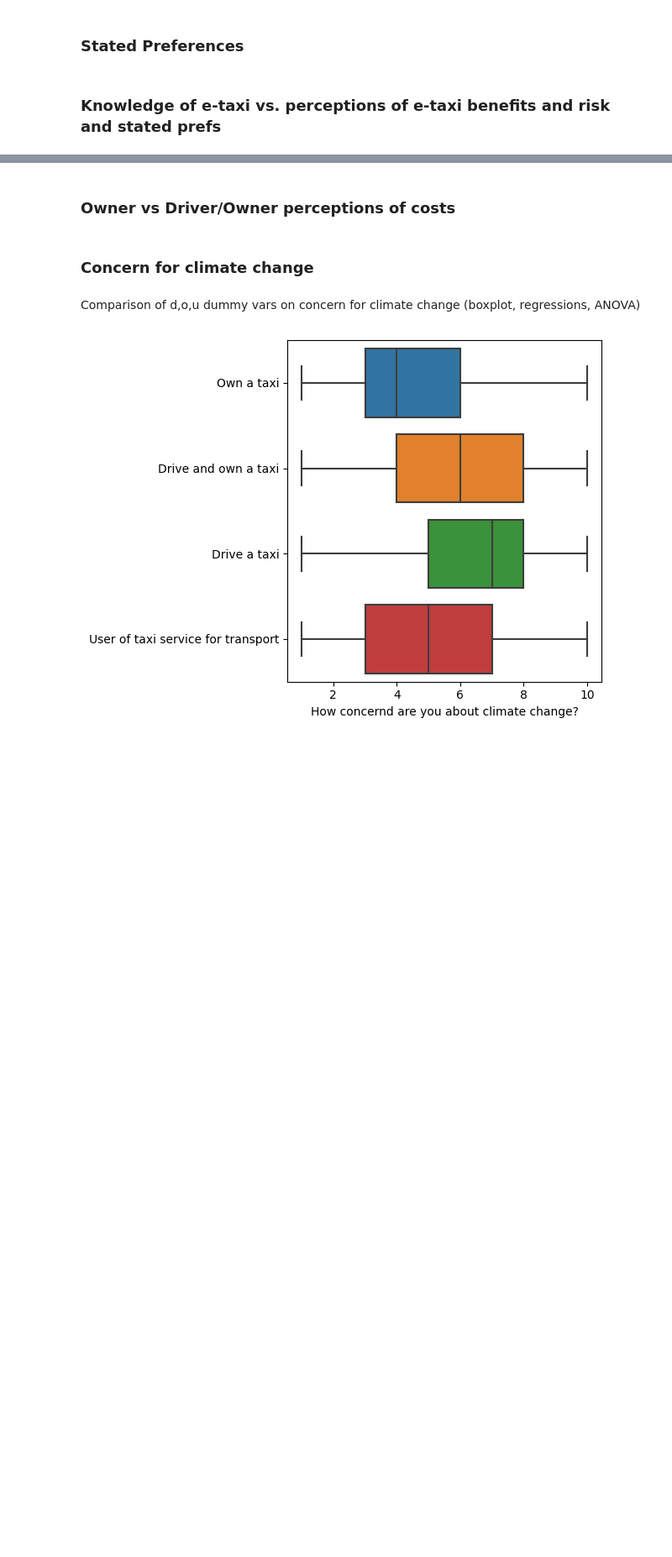
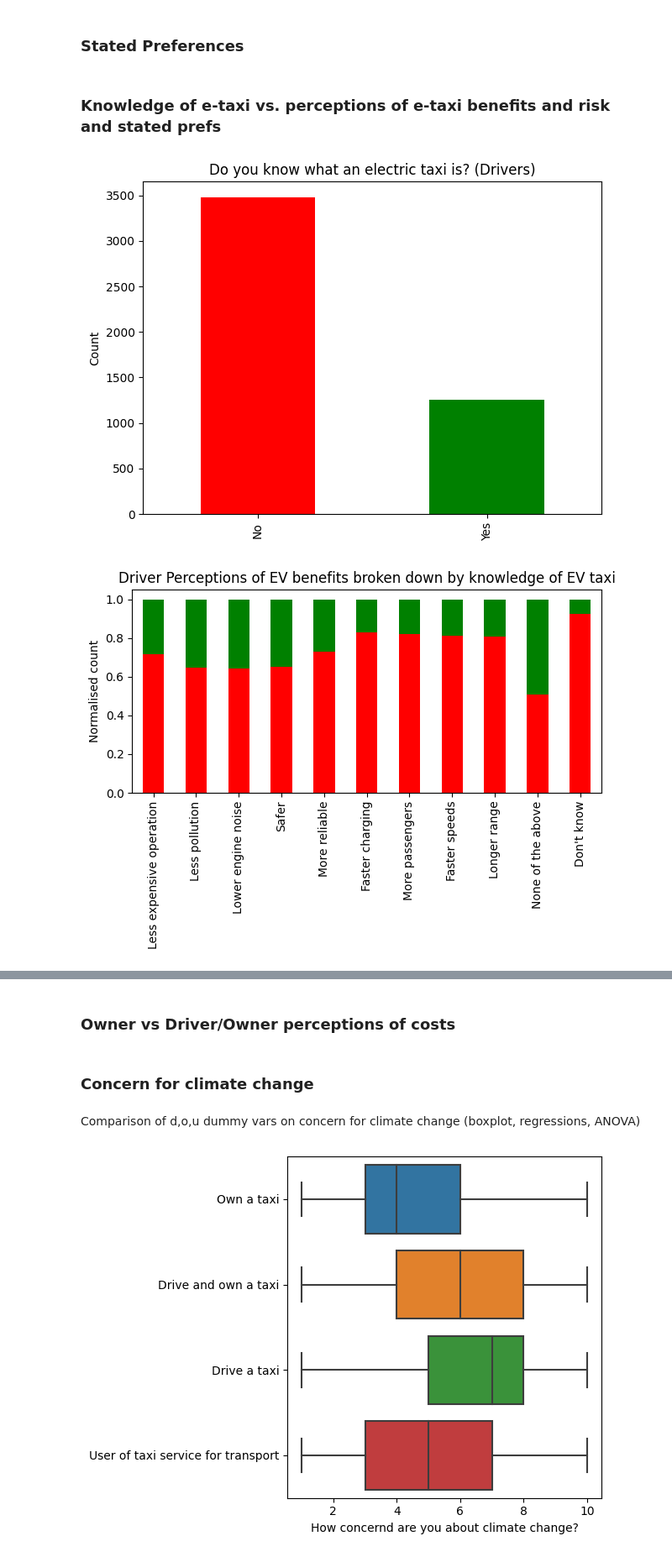
Before and after one commit to ChullEPG/taxi-survey, a Jupyter notebook: taxi_explore_perceptions.ipynb, the cells around one changed output, grey strips where cells are left out. Shown at 84% size. Cells and saved outputs as stored; diff of their text form; code cells hidden in the pictures; blank space fills up the shorter version.

```diff
--- a/taxi_explore_perceptions.ipynb
+++ b/taxi_explore_perceptions.ipynb
@@ -291,0 +310,51 @@ plt.show()
+# %%
+# 'do you know what an electric taxi is' for drivers
+df[driver_questions[-4]].value_counts().plot(kind = 'bar', stacked = True, color = ['red', 'green'], ylabel = 'Count', title = 'Do you know what an electric taxi is? (Drivers)')
+plt.xlabel('')
+plt.ylabel('Count')
+plt.tight_layout()
+plt.savefig("figures/driver_knowledge_of_etaxi.png")
+plt.show()
+
+perceptions = ['Less expensive to operate', 'Less exhaust gasses (less emissions and pollution)', 'Lower engine noise', 'Safer', 'More reliable',  'Faster charging an electric taxi than filling up a petrol/diesel taxi', 'More passengers', 'Faster speeds with', 'Longer range', "None of the above", "Don't know"]
+perceptions_index = ['Less expensive operation', 'Less pollution', 'Lower engine noise', 'Safer', 'More reliable',  'Faster charging', 'More passengers', 'Faster speeds', 'Longer range', "None of the above", "Don't know"]
+
+perceptions_risks = ['More expensive to operate','More pollution and emissions','More noisy', 'More dangerious', 'Less reliable', 'Longer periods of charging an electric taxi than filling with diesel/petrol', 'Fewer passengers','Slower speeds',  'Shorter distances between',   'None of the above', "Don't know"]
+perceptions_risks_index = ['More expensive operation', 'More pollution', 'Noisier', 'More dangerous', 'Less reliable','Longer charging', 'Fewer passengers', 'Slower', 'Less range', 'None of the above', "Don't know"]
+
+
+# BENEFITS
+df['driver_benefits_of_etaxi_exploded'] = df[driver_perceptions[0]].str.split(';')
+exploded_df_driver_benefits = df.explode('driver_benefits_of_etaxi_exploded', driver_questions[-4])
+exploded_df_driver_benefits = exploded_df_driver_benefits[(exploded_df_driver_benefits['driver_benefits_of_etaxi_exploded'] != '') & (exploded_df_driver_benefits['driver_benefits_of_etaxi_exploded'].notnull())]
+pd.crosstab(exploded_df_driver_benefits['driver_benefits_of_etaxi_exploded'], exploded_df_driver_benefits[driver_questions[-4]], normalize = 'index').reindex(perceptions).plot(kind = 'bar', legend = False,stacked = True, color = ['red', 'green'], ylabel = 'Count', title = 'Driver Perceptions of EV benefits broken down by knowledge of EV taxi')
+plt.xlabel('')
+plt.xticks(range(len(perceptions_index)), perceptions_index, rotation=90) # set the x-tick labels to the items in the perceptions list
+plt.tight_layout()
+plt.ylabel('Normalised count')
+plt.savefig("figures/drivers_knowledge_of_e_taxi_by_benefits.png")
+plt.show()
+
+# RISKS
+df['driver_risks_of_etaxi_exploded'] = df[driver_perceptions[1]].str.split(';')
+exploded_df_driver_risks = df.explode('driver_risks_of_etaxi_exploded', driver_questions[-4])
+exploded_df_driver_risks = exploded_df_driver_risks[(exploded_df_driver_risks['driver_risks_of_etaxi_exploded'] != '') & (exploded_df_driver_risks['driver_risks_of_etaxi_exploded'].notnull())]
+pd.crosstab(exploded_df_driver_risks['driver_risks_of_etaxi_exploded'], exploded_df_driver_risks[driver_questions[-4]], normalize = 'index').reindex(perceptions_risks).plot(kind = 'bar', legend = False,stacked = True, color = ['red', 'green'], ylabel = 'Count', title = 'Driver Perceptions of EV risks broken down by knowledge of EV taxi')
+plt.xlabel('')
+plt.xticks(range(len(perceptions_risks_index)), perceptions_risks_index, rotation=90) # set the x-tick labels to the items in the perceptions list
+plt.ylabel('Normalised count')
+plt.tight_layout()
+plt.savefig("figures/drivers_knowledge_of_e_taxi_by_risks.png")
+plt.show()
+
+# STATED PREFS
+order = ['Strongly agree', 'Agree', 'Neutral', 'Disagree', 'Strongly Disagree', "Don't know"]
+pd.crosstab(df[driver_perceptions[2]], df[driver_questions[-4]], normalize = 'index').reindex(order).plot(kind = 'bar', stacked = True, legend = False, color = ['red', 'green'], ylabel = 'Count', title = 'Driver stated preferences on EVs broken down by knowledge of EV taxi')
+plt.xlabel('')
+plt.ylabel('Normalised count')
+plt.tight_layout()
+plt.savefig("figures/drivers_knowledge_of_e_taxi_by_stated_prefs.png")
+plt.show()
+# %% [output]
+[figure, added]
+[figure, added]
```
Also changed, not shown: parts of 34 cells of this notebook.
